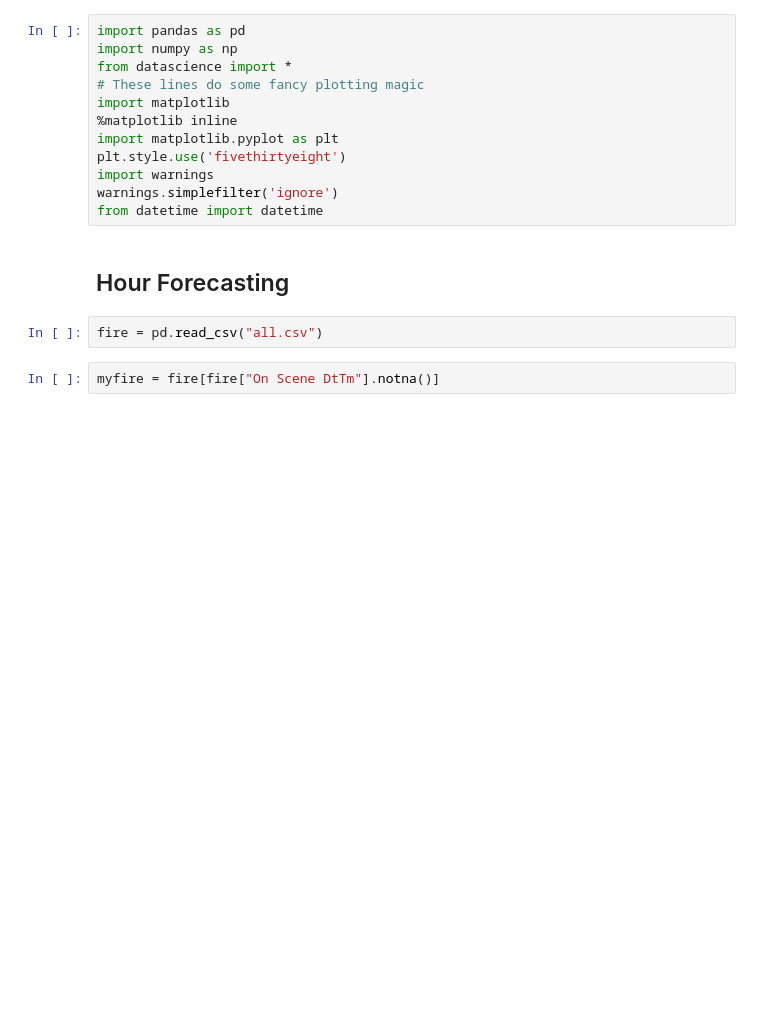
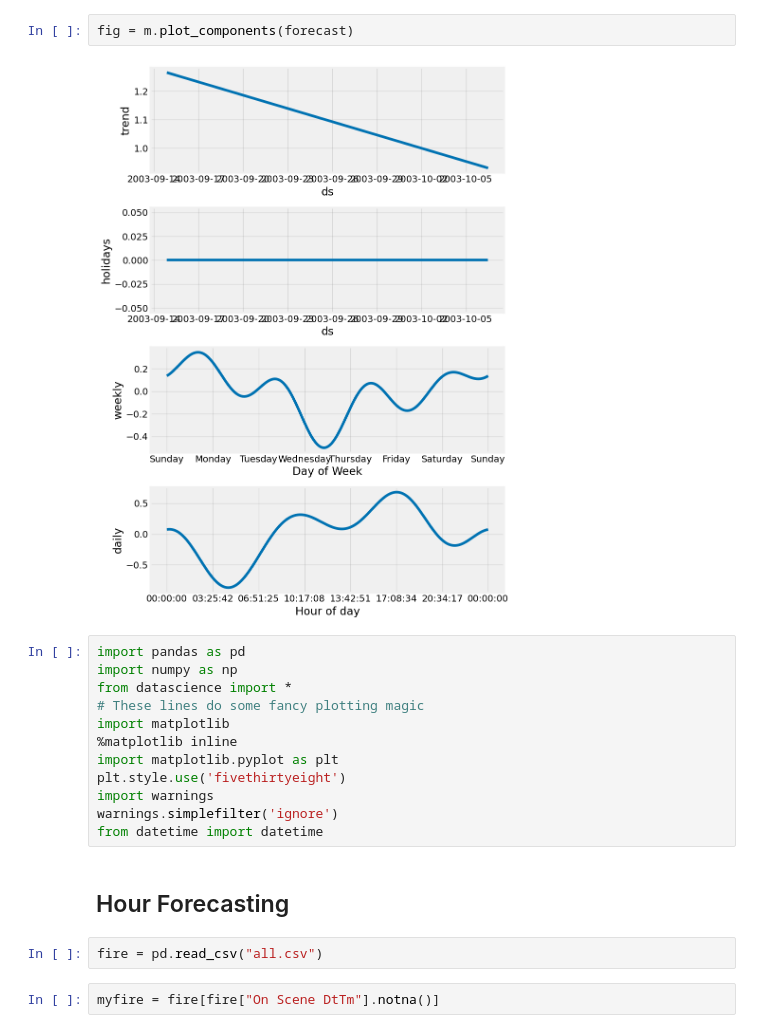
Before and after one commit to ShiftyBlock/emergency_call_prediction, a Jupyter notebook: dataproc.ipynb, the cells around one changed output. Drawn from its saved outputs; the diff is of its cells as text; blank space fills up the shorter version.

```diff
--- a/dataproc.ipynb
+++ b/dataproc.ipynb
@@ -1,3 +79,7 @@
+# %%
+fig = m.plot_components(forecast)
+# %% [output]
+[figure, added]
 # %%
 import pandas as pd
 import numpy as np
```
Also changed, not shown: parts of 43 cells of this notebook, 1 other file.
